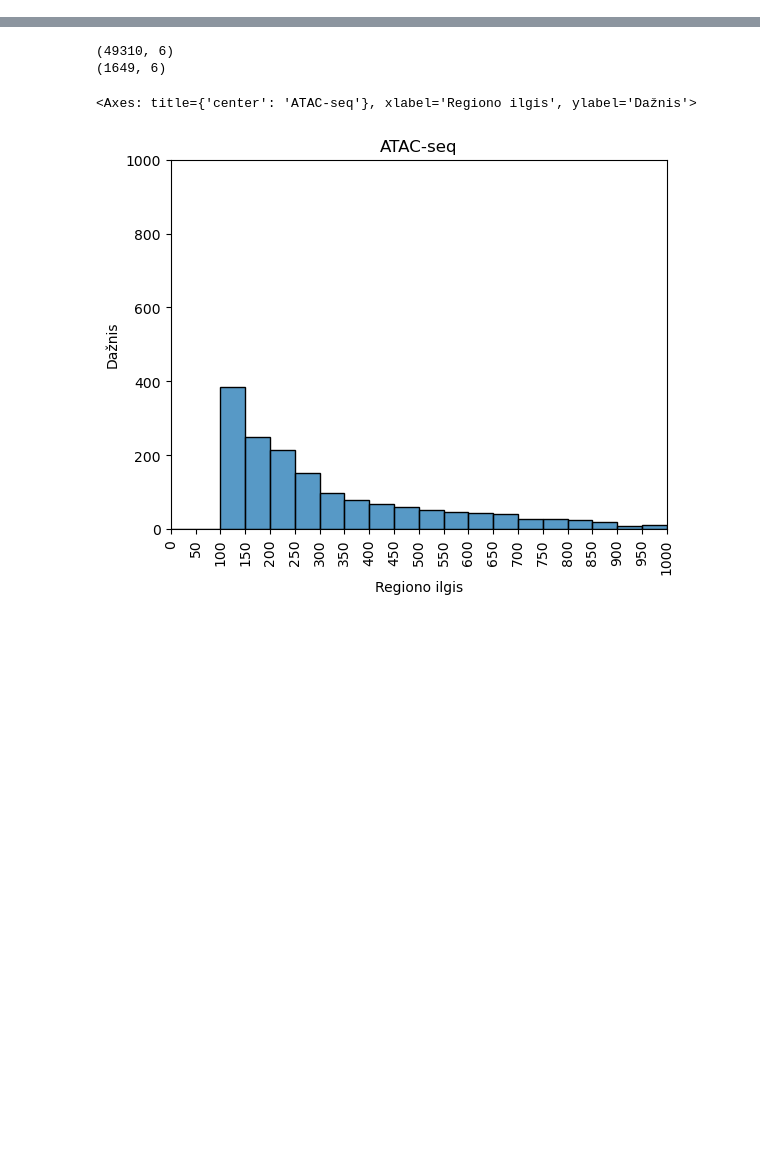
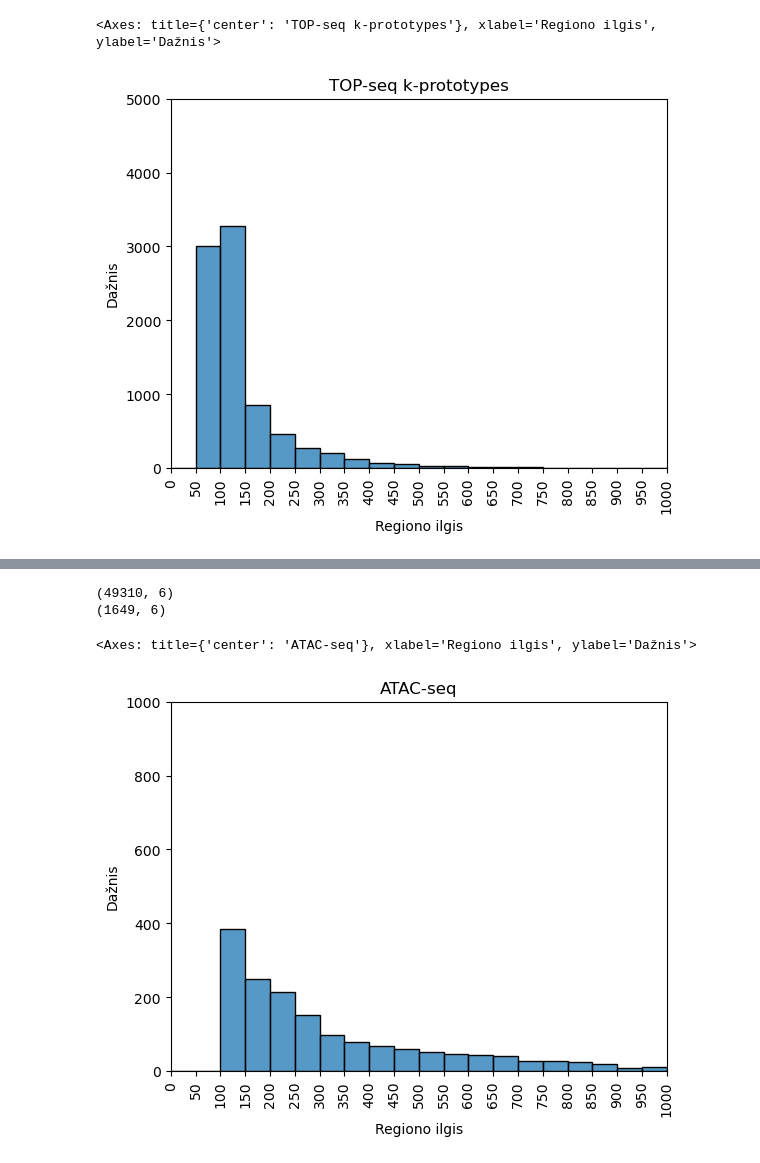
Before and after one commit to lu-kup/bio-baigiamasis, a Jupyter notebook: scripts/diagrams.ipynb, the cells around one changed output, grey strips where cells are left out. Cells and saved outputs as stored; diff of their text form; code cells hidden in the pictures; blank space fills up the shorter version.

```diff
--- a/scripts/diagrams.ipynb
+++ b/scripts/diagrams.ipynb
@@ -42,0 +43,17 @@ sns.histplot(data=df_dbscan, bins=bins, x="Length")
+# %%
+df_kprototypes = pd.read_csv("../outputs/final/ranges2_kprototypes.csv", sep='\t')
+# %%
+bins = np.arange(0, 1001, step=50)
+
+df_kprototypes['Length'] = df_kprototypes['End'] - df_kprototypes['Start']
+plt.xlim(0, 1000)
+plt.ylim(0, 5000)
+plt.xticks(bins, fontsize = 10, rotation='vertical')
+plt.title("TOP-seq k-prototypes")
+plt.xlabel('Regiono ilgis')
+plt.ylabel('Dažnis')
+
+sns.histplot(data=df_kprototypes, bins=bins, x="Length")
+# %% [output]
+<Axes: title={'center': 'TOP-seq k-prototypes'}, xlabel='Regiono ilgis', ylabel='Dažnis'>
+[figure, added]
```
Also changed, not shown: parts of 3 cells of this notebook.
